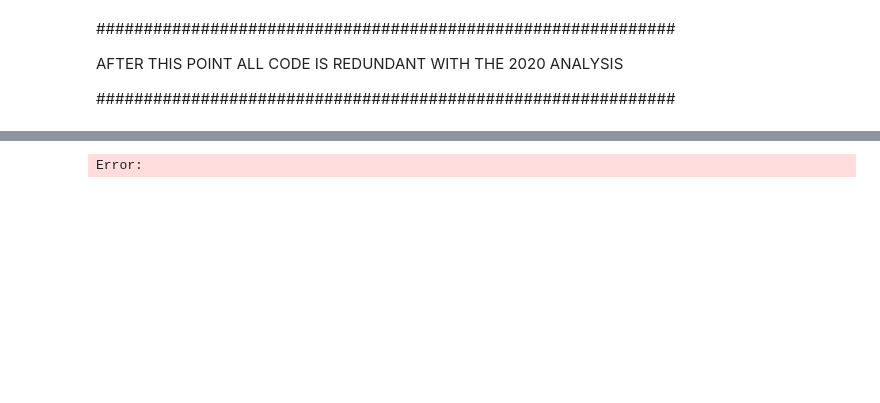
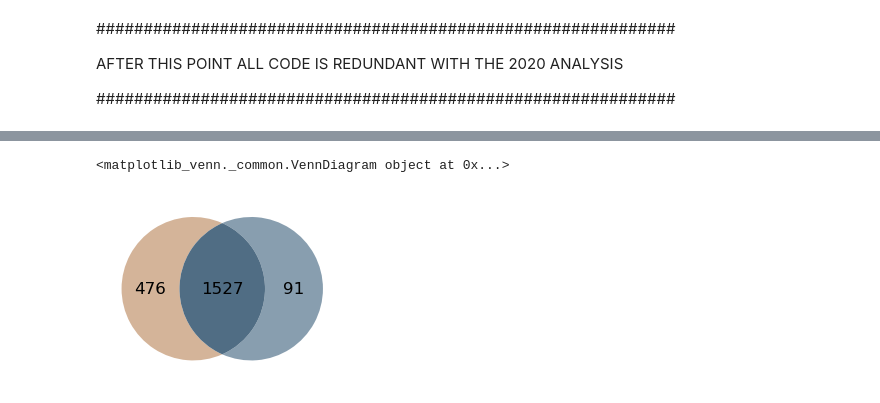
Before and after one commit to brian-arnold/epistasis_reanalysis, a Jupyter notebook: yeast_screens/Kuzmin_data_analysis.ipynb, the cells around one changed output, grey strips where cells are left out. Cells and saved outputs as stored; diff of their text form; code cells hidden in the pictures; blank space fills up the shorter version.

```diff
--- a/yeast_screens/Kuzmin_data_analysis.ipynb
+++ b/yeast_screens/Kuzmin_data_analysis.ipynb
@@ -332,18 +387,36 @@ Error:
 # %%
+overlap_color = "#506D84"
+only_mult_color = "#D4B499"
+only_reported_color = "#889EAF"
+
+only_mult_venn, only_reported_venn, overlap_venn = None, None, None
+# copy values since similar names get used elsewhere in notebook
+if not only_mult_venn and not only_reported_venn and not overlap_venn:
+    only_mult_venn = only_mult
+    only_reported_venn = only_reported
+    overlap_venn = overlap
+
 #plt.subplot(figsize=(15,15))
-plt.figure(figsize=(12,12))
-v = venn2(subsets = (only_mult, only_reported, overlap), set_labels = ('', ''), set_colors=('#b2df8a', '#1f78b4', '#a6cee3'), alpha = 1)
+plt.figure(figsize=(3,3))
+v = venn2_unweighted(subsets = (only_mult, only_reported, overlap), set_labels = ('', '', ''), set_colors=(only_mult_color,
+                                                                                            only_reported_color,
+                                                                                            overlap_color), alpha = 1)
+v.get_patch_by_id('11').set_color(overlap_color)
+v.get_patch_by_id('11').set_edgecolor('none')
+v.get_patch_by_id('11').set_alpha(1)
+
 #v = venn2(subsets = (only_mult, only_reported, overlap), set_labels = ('multiplicative', 'reported'), set_colors=('#b2df8a', '#1f78b4', '#a6cee3'), alpha = 0.7)
 #out = venn3([set1, set2, set3], ('Set1', 'Set2', 'Set3'))
 for text in v.set_labels:
     text.set_fontsize(14)
 for text in v.subset_labels:
-    text.set_fontsize(40)
+    text.set_fontsize(12)
 
 print(v)
 plt.show()
 # %% [output]
-Error:
+<matplotlib_venn._common.VennDiagram object at 0x...>
+[figure, added]
 # %%
 # See if outliers are enriched for other biological signals. Here we load in pairwise physical interactions from one of two databases.
 # 'physical_pairwise_interactions_set' contains a set of sorted 2-tuples of genes particupating in pairwise protein interactions
```
Also changed, not shown: parts of 38 cells of this notebook, 1 other file.
